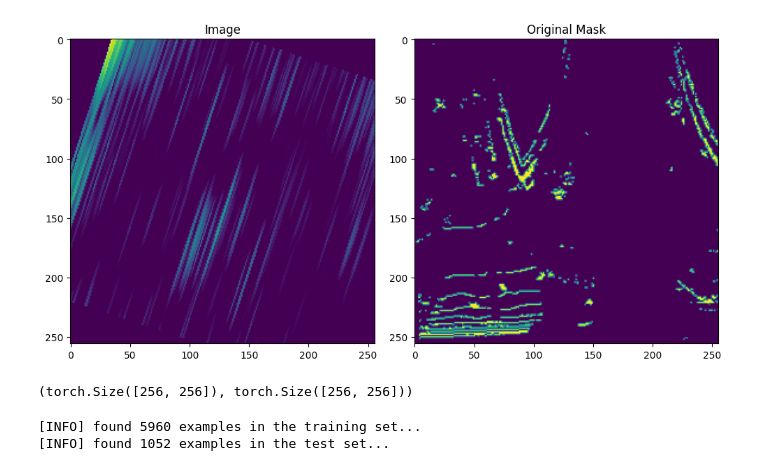
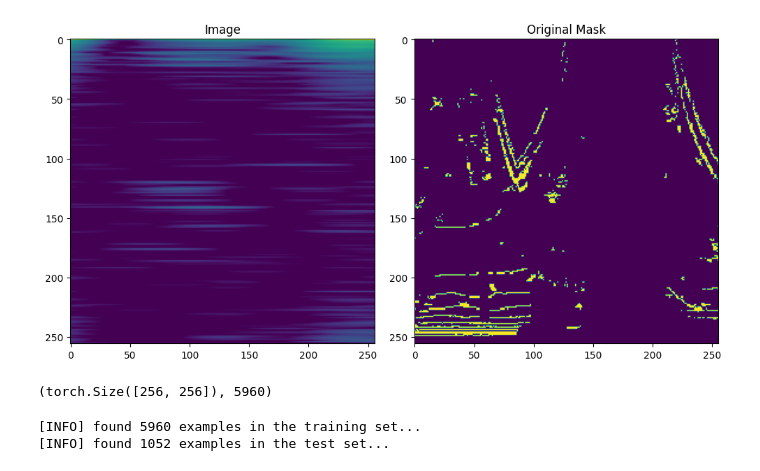
Before and after one commit to cpsl-research/radar-dev, a Jupyter notebook: examples/PyTorch_tutorial/Test1.ipynb, the cells around one changed output. Saved outputs shown, nothing was run; the diff lists cells and outputs as text; code cells hidden in the pictures.

```diff
--- a/examples/PyTorch_tutorial/Test1.ipynb
+++ b/examples/PyTorch_tutorial/Test1.ipynb
@@ -78,9 +78,10 @@ class SegmentationDataset(Dataset):
 		if self.transforms is not None:
 			# apply the transformations to both image and its mask
 			# state = torch.get_rng_state()
-			image = self.transforms(image)
+			transformed = self.transforms(image=image, mask=mask)
+			image = transformed["image"]
 
-			mask = self.transforms(mask)
+			mask = transformed["mask"]
 
 		# return a tuple of the image and its mask
 		return (image, mask)
@@ -118,31 +113,36 @@ transforms = transforms.Compose([ transforms.ToTensor(),  transforms.Resize((284
+# %%
+#from torchvision import transforms
+from albumentations.pytorch import ToTensorV2
+import PIL
+transforms = A.Compose([A.Resize(284, 284, always_apply=True), A.RandomCrop(height=256, width = 256, p=1), A.RandomRotate90(p=0), ToTensorV2(transpose_mask=False)])
 # %%
 trainDS = SegmentationDataset(imagePaths=trainImages, maskPaths=trainMasks,
 	transforms=transforms)
 testDS = SegmentationDataset(imagePaths=testImages, maskPaths=testMasks,
     transforms=transforms)
-trainDS[0][0].shape
+trainDS[0][1].shape
 
 import matplotlib.pyplot as plt
 figure, ax = plt.subplots(nrows=1, ncols=2, figsize=(10, 10))
 
 # plot the original image, its mask, and the predicted mask
 ax[0].imshow(trainDS[0][0][0].numpy())
-ax[1].imshow(trainDS[0][1][0].numpy())
+ax[1].imshow(trainDS[0][1].numpy())
 
 # set the titles of the subplots
 ax[0].set_title("Image")
 ax[1].set_title("Original Mask")
 
 
 # set the layout of the figure and display it
 figure.tight_layout()
 figure.show()
 # %% [output]
-[figure, old version]
+[figure, new version]
 # %%
-trainDS[0][0][0].shape,trainDS[0][1][0].shape
+trainDS[0][1].shape, len(trainDS)
 # %% [output]
-(torch.Size([256, 256]), torch.Size([256, 256]))
+(torch.Size([256, 256]), 5960)
 # %%
 from pyimagesearch import config
 print(f"[INFO] found {len(trainDS)} examples in the training set...")
```
Also changed, not shown: parts of 3 cells of this notebook, 2 other files.
